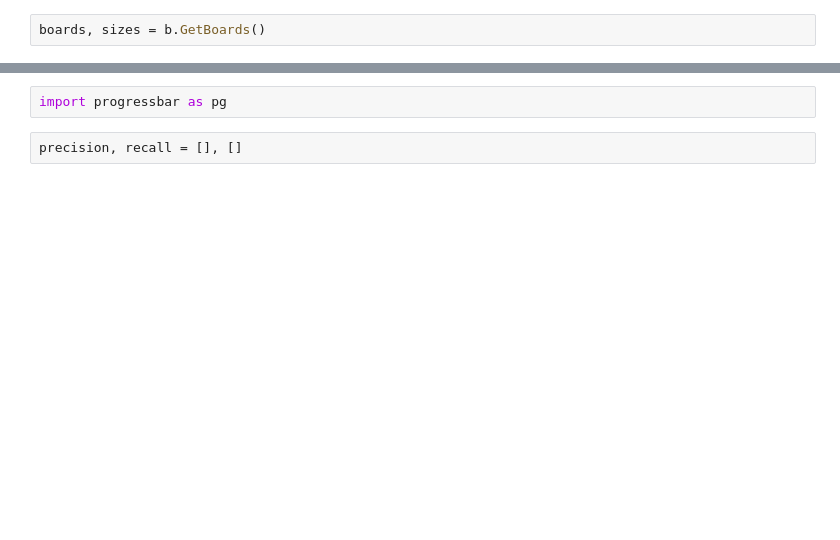
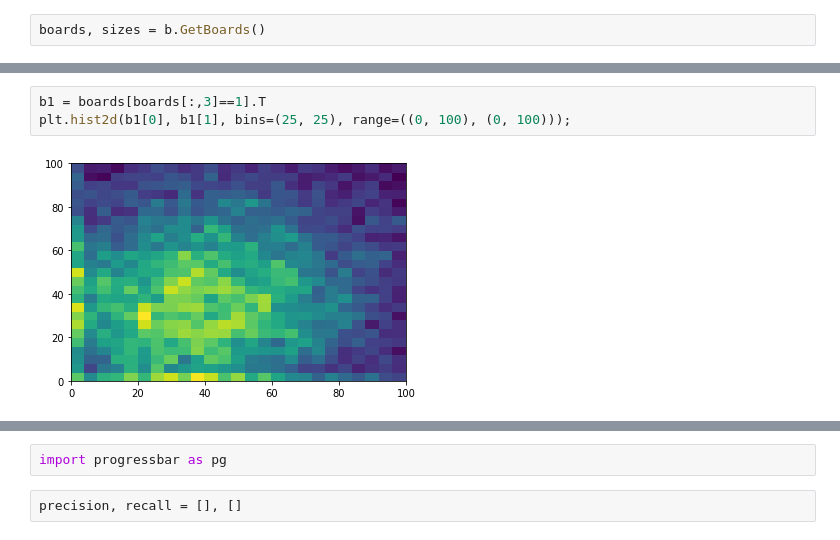
Before and after one commit to 82492749123082/farich-pics, a Jupyter notebook: Untitled.ipynb, the cells around one changed output, grey strips where cells are left out. Saved outputs shown, nothing was run; the diff lists cells and outputs as text; blank space fills up the shorter version.

```diff
--- a/Untitled.ipynb
+++ b/Untitled.ipynb
@@ -13,0 +27,5 @@ boards, sizes = b.GetBoards()
+# %%
+b1 = boards[boards[:,3]==1].T
+plt.hist2d(b1[0], b1[1], bins=(25, 25), range=((0, 100), (0, 100)));
+# %% [output]
+[figure, added]
```
Also changed, not shown: parts of 21 cells of this notebook.
